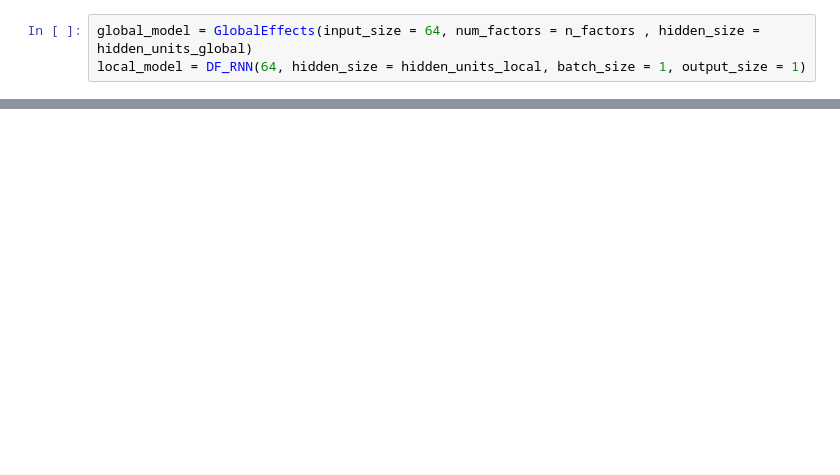
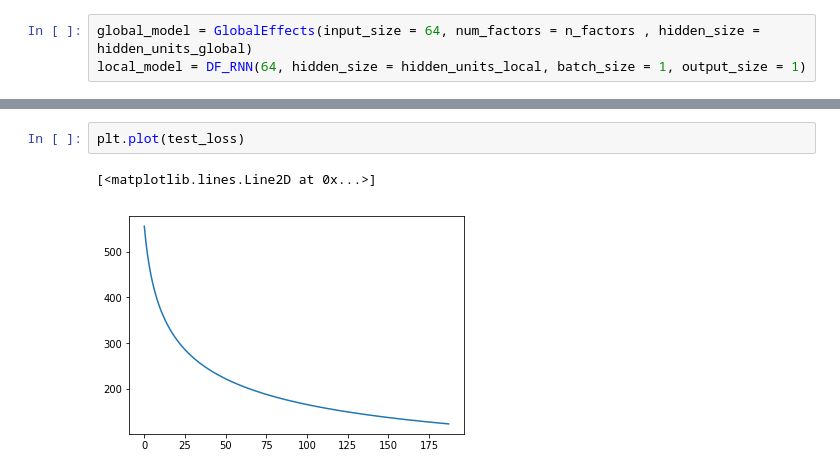
Before and after one commit to emilyj19/TS, a Jupyter notebook: Deep_Factors.ipynb, the cells around one changed output, grey strips where cells are left out. Saved outputs shown, nothing was run; the diff lists cells and outputs as text; blank space fills up the shorter version.

```diff
--- a/Deep_Factors.ipynb
+++ b/Deep_Factors.ipynb
@@ -246,0 +260,5 @@ plt.plot(train_loss)
+# %%
+plt.plot(test_loss)
+# %% [output]
+[<matplotlib.lines.Line2D at 0x...>]
+[figure, added]
```
Also changed, not shown: parts of 4 cells of this notebook.
